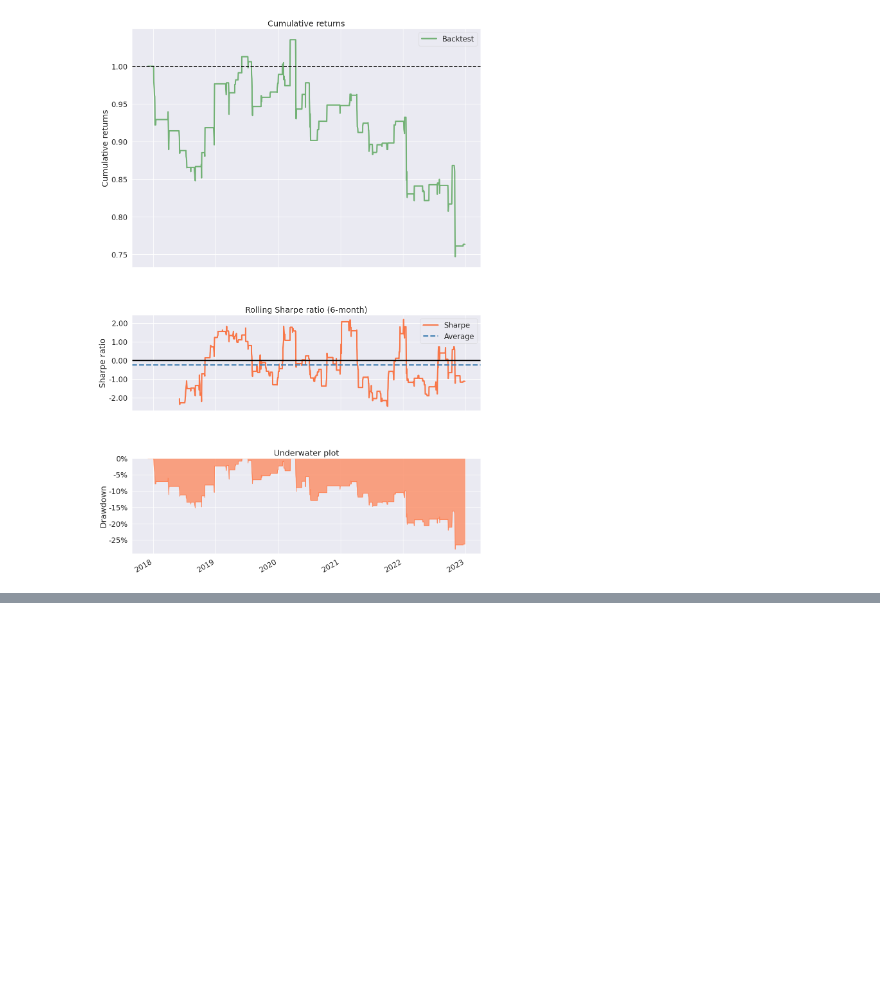
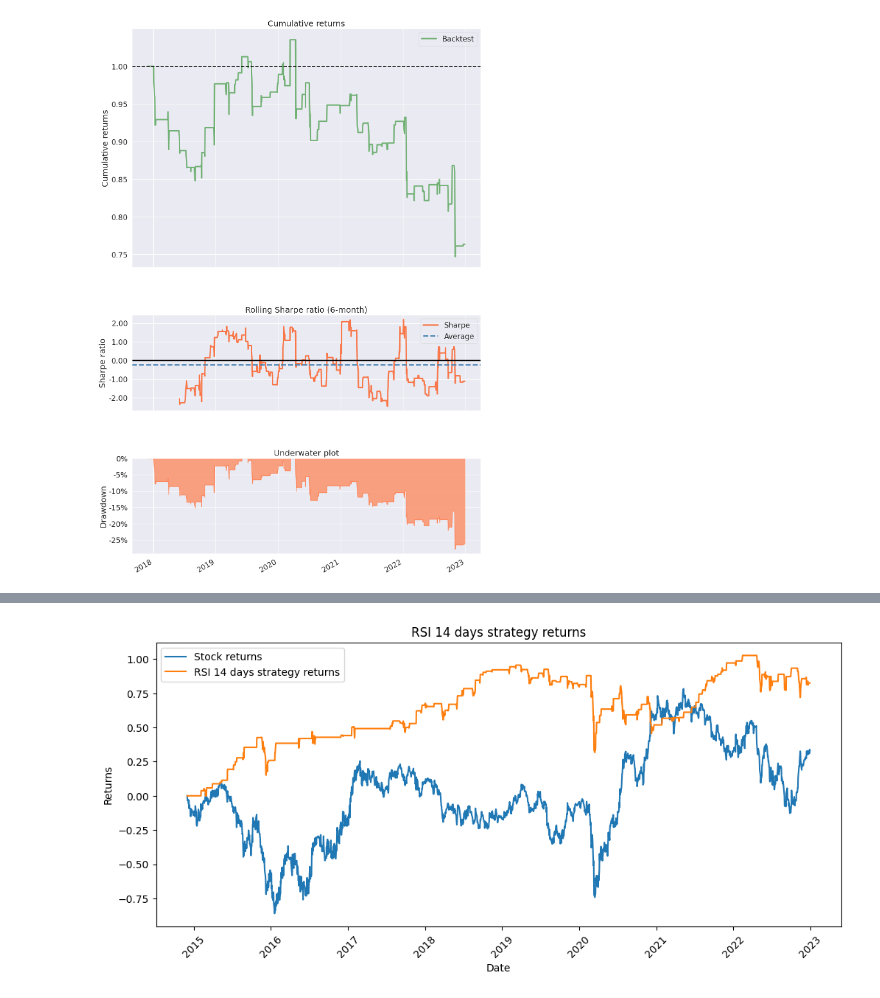
Before and after one commit to pkur3k/Mean-Reversion-Trading-Strategy, a Jupyter notebook: mean_reversion_strategy.ipynb, the cells around one changed output, grey strips where cells are left out. Saved outputs shown, nothing was run; the diff lists cells and outputs as text; code cells hidden in the pictures; blank space fills up the shorter version.

Commit message:
Create backtesting framework

```diff
--- a/mean_reversion_strategy.ipynb
+++ b/mean_reversion_strategy.ipynb
@@ -443,0 +434,96 @@ pf.create_simple_tear_sheet(bb_strategy['strategy_returns'])
+# %%
+#create indicators
+def create_bb_indicator(data: pd.DataFrame, kwargs):
+
+    data['sma'] = data['Adj Close'].rolling(kwargs['loopback']).mean()
+    data['std'] = data['Adj Close'].rolling(kwargs['loopback']).std()
+    data['upper_bollinger'] = data['sma'] + (2 * data['std'])
+    data['lower_bollinger'] = data['sma'] - (2 * data['std'])
+
+    return data
+
+def create_rsi_indicator(data: pd.DataFrame, kwargs):
+
+    prices = data['Adj Close']
+    price_delta = prices.diff()
+    price_delta = price_delta[1:]
+    gain, loss = price_delta.clip(lower=0), price_delta.clip(upper=0).abs()
+    loopback_gain = gain.rolling(kwargs['loopback']).mean()
+    loopback_loss = loss.rolling(kwargs['loopback']).mean()
+    rs = loopback_gain/loopback_loss
+    rsi = 100-(100/(rs+1))
+    data['rsi'] = rsi
+
+    return data
+
+def create_ema_indicator(data: pd.DataFrame, kwargs):
+
+    data['ema_short'] = data['Adj Close'].ewm(span=kwargs['short_term']).mean()
+    data['ema_long'] = data['Adj Close'].ewm(span=kwargs['long_term']).mean()
+
+    return data
+
+#create signals
+def create_bb_signal(data: pd.DataFrame):
+
+    #short signal
+    data['signal'] = np.where(data['Adj Close'] > data['upper_bollinger'], -1, np.nan)
+    #long signal
+    data['signal'] = np.where(data['Adj Close'] < data['lower_bollinger'], 1, data['signal'])
+    #zero signal
+    data['signal'] = np.where((data['Adj Close'] < data['upper_bollinger']) & (data['Adj Close'] > data['lower_bollinger']), 0, data['signal'])
+    data['signal'] = data['signal'].fillna(0)
+
+    return data
+
+def create_rsi_signal(data: pd.DataFrame):
+
+    #short signal
+    data['signal'] = np.where(data['rsi'] > 70, -1, np.nan)
+    #long signal
+    data['signal'] = np.where(data['rsi'] < 30, 1, data['signal'])
+    #zero signal
+    data['signal'] = np.where((data['rsi'] > 30) & (data['rsi'] < 70), 0, data['signal'])
+    data['signal'] = data['signal'].fillna(0)
+
+    return data
+
+def create_ema_signal(data: pd.DataFrame):
+
+    #short signal
+    data['signal'] = np.where(data['ema_short'] < data['ema_long'], -1, np.nan)
+    #long signal
+    data['signal'] = np.where(data['ema_short'] > data['ema_long'], 1, data['signal'])
+    data['signal'] = data['signal'].fillna(0)
+
+    return data
+
+def backtesting_framework(strategy_name: str, indicator_function: callable, signal_function: callable, ticker: str, start_date: str, end_date: str, **kwargs):
+    data = yf.download(ticker, start=start_date, end=end_date)
+    data_indicator = indicator_function(data, kwargs)
+    data_signal = signal_function(data_indicator)
+    data_strategy = backtest_strategy(data_signal).fillna(0)
+    analyse_alpha(data_strategy, strategy_name)
+
+    print('------------------------------------')
+    print(strategy_name+" strategy returns: {:.2f}%".format(data_strategy['strategy_returns'].cumsum()[-1]))
+    print('------------------------------------')
+
+    plt.figure(figsize=(12,5))
+    plt.plot(data_strategy.index, data_strategy['log_returns'].cumsum(), label = 'Stock returns')
+    plt.plot(data_strategy.index, data_strategy['strategy_returns'].cumsum(), label = strategy_name +' strategy returns')
+    plt.title(strategy_name+' strategy returns')
+    plt.xlabel('Date')
+    plt.ylabel('Returns')
+    plt.xticks(rotation=45)
+    plt.legend()
+    plt.show()
+
+
+#backtest Mean-reversion strategy based on the Relative Strength Index indicator
+backtesting_framework('RSI 14 days', create_rsi_indicator, create_rsi_signal, 'KGHA.F', '2014-12-01', '2022-12-31', loopback=14)
+#backtest Mean-reversion strategy bassed on the Bollinger Bands indicator
+backtesting_framework('Bollinger Bands 20 days', create_bb_indicator, create_bb_signal, 'KGHA.F', '2020-12-01', '2022-12-31', loopback=20)
+#backtest Trend-following strategy based on Exponential Moving Average indicator
+backtesting_framework('EMA Crossover 50, 200', create_ema_indicator, create_ema_signal, 'KGHA.F', '2014-12-01', '2022-12-31', short_term=50, long_term=200)
+# %% [output]
@@ -443,0 +548 @@ pf.create_simple_tear_sheet(bb_strategy['strategy_returns'])
+[figure, added]
```
Also changed, not shown: parts of 5 cells of this notebook.
